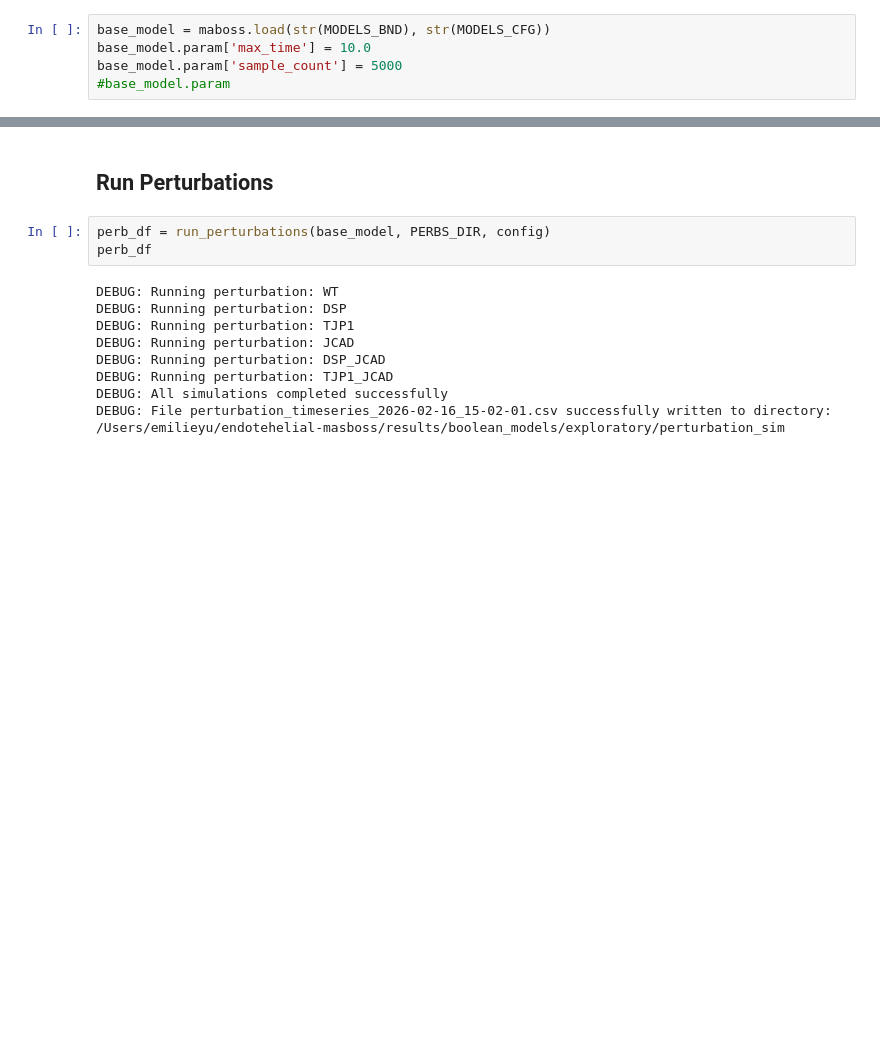
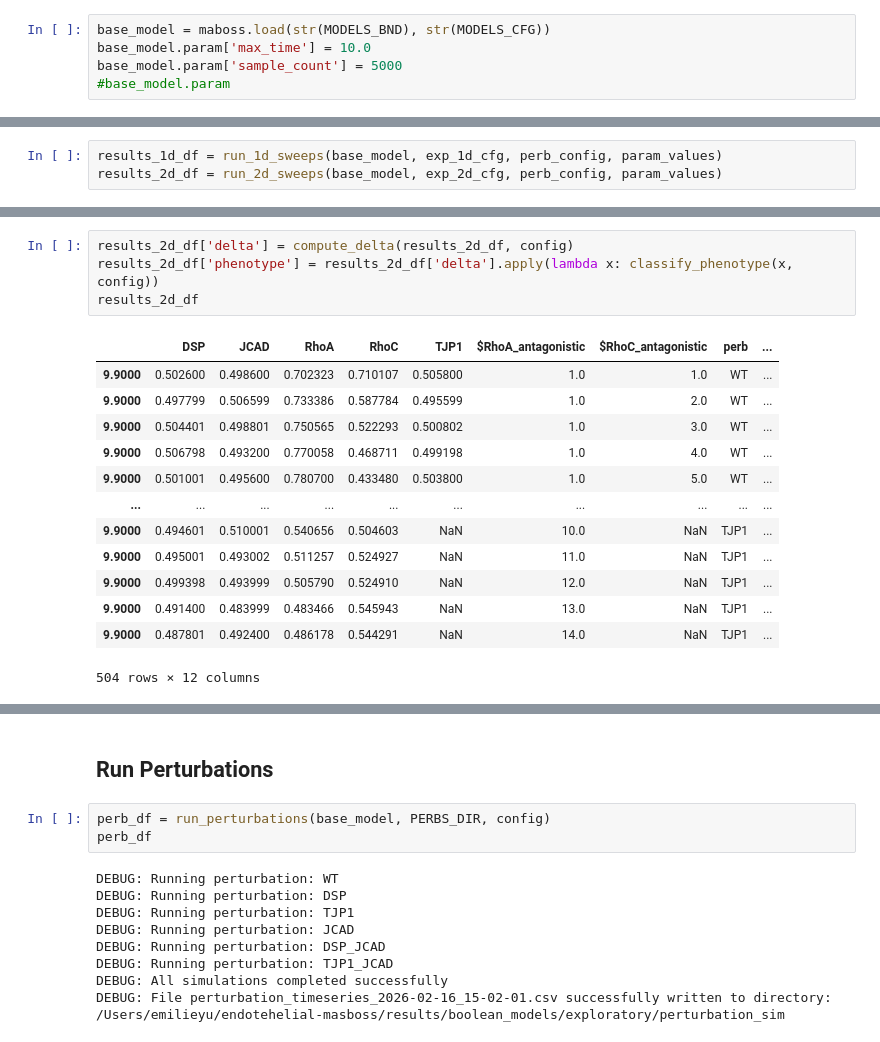
Before and after one commit to emilieyuu/endotehelial-masboss, a Jupyter notebook: notebooks/05_runs_exploratory.ipynb, the cells around one changed output, grey strips where cells are left out. Drawn from its saved outputs; the diff is of its cells as text; blank space fills up the shorter version.

```diff
--- a/notebooks/05_runs_exploratory.ipynb
+++ b/notebooks/05_runs_exploratory.ipynb
@@ -52,0 +65,3 @@ base_model.param['sample_count'] = 5000
+# %%
+results_1d_df = run_1d_sweeps(base_model, exp_1d_cfg, perb_config, param_values)
+results_2d_df = run_2d_sweeps(base_model, exp_2d_cfg, perb_config, param_values)
@@ -52,0 +105,18 @@ base_model.param['sample_count'] = 5000
+# %%
+results_2d_df['delta'] = compute_delta(results_2d_df, config)
+results_2d_df['phenotype'] = results_2d_df['delta'].apply(lambda x: classify_phenotype(x, config))
+results_2d_df
+# %% [output]
+|  | DSP | JCAD | RhoA | RhoC | TJP1 | $RhoA_antagonistic | $RhoC_antagonistic | perb | ... |
+| 9.9000 | 0.502600 | 0.498600 | 0.702323 | 0.710107 | 0.505800 | 1.0 | 1.0 | WT | ... |
+| 9.9000 | 0.497799 | 0.506599 | 0.733386 | 0.587784 | 0.495599 | 1.0 | 2.0 | WT | ... |
+| 9.9000 | 0.504401 | 0.498801 | 0.750565 | 0.522293 | 0.500802 | 1.0 | 3.0 | WT | ... |
+| 9.9000 | 0.506798 | 0.493200 | 0.770058 | 0.468711 | 0.499198 | 1.0 | 4.0 | WT | ... |
+| 9.9000 | 0.501001 | 0.495600 | 0.780700 | 0.433480 | 0.503800 | 1.0 | 5.0 | WT | ... |
+| ... | ... | ... | ... | ... | ... | ... | ... | ... | ... |
+| 9.9000 | 0.494601 | 0.510001 | 0.540656 | 0.504603 | NaN | 10.0 | NaN | TJP1 | ... |
+| 9.9000 | 0.495001 | 0.493002 | 0.511257 | 0.524927 | NaN | 11.0 | NaN | TJP1 | ... |
+| 9.9000 | 0.499398 | 0.493999 | 0.505790 | 0.524910 | NaN | 12.0 | NaN | TJP1 | ... |
+| 9.9000 | 0.491400 | 0.483999 | 0.483466 | 0.545943 | NaN | 13.0 | NaN | TJP1 | ... |
+| 9.9000 | 0.487801 | 0.492400 | 0.486178 | 0.544291 | NaN | 14.0 | NaN | TJP1 | ... |
+504 rows × 12 columns
```
Also changed, not shown: parts of 21 cells of this notebook, 8 other files.
